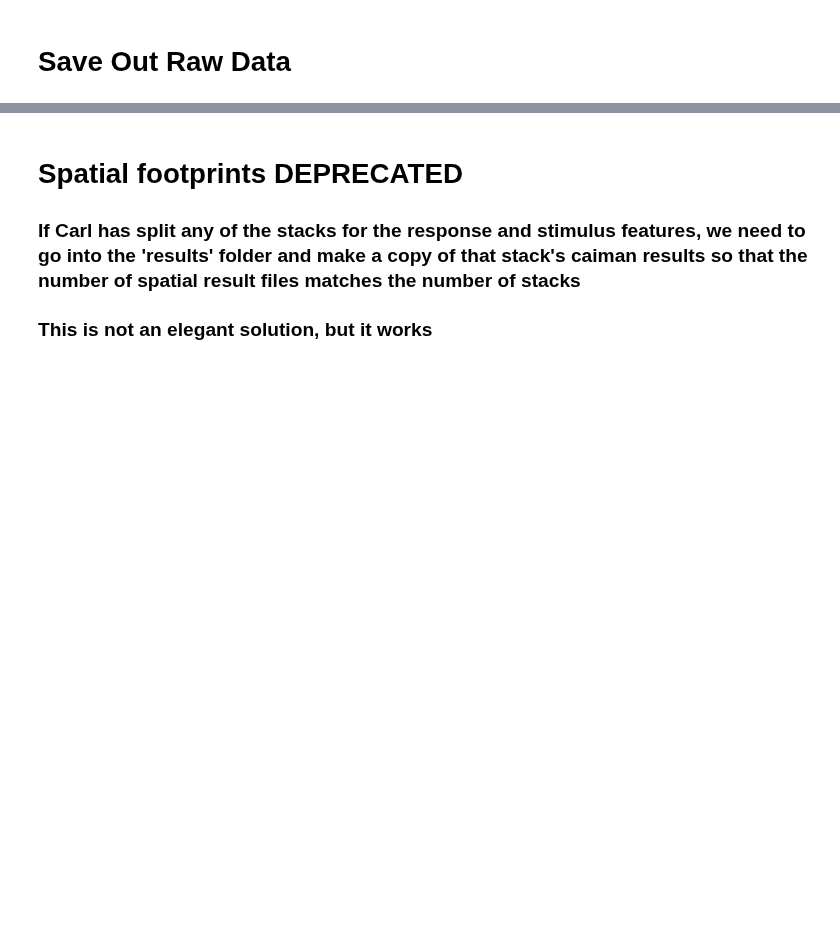
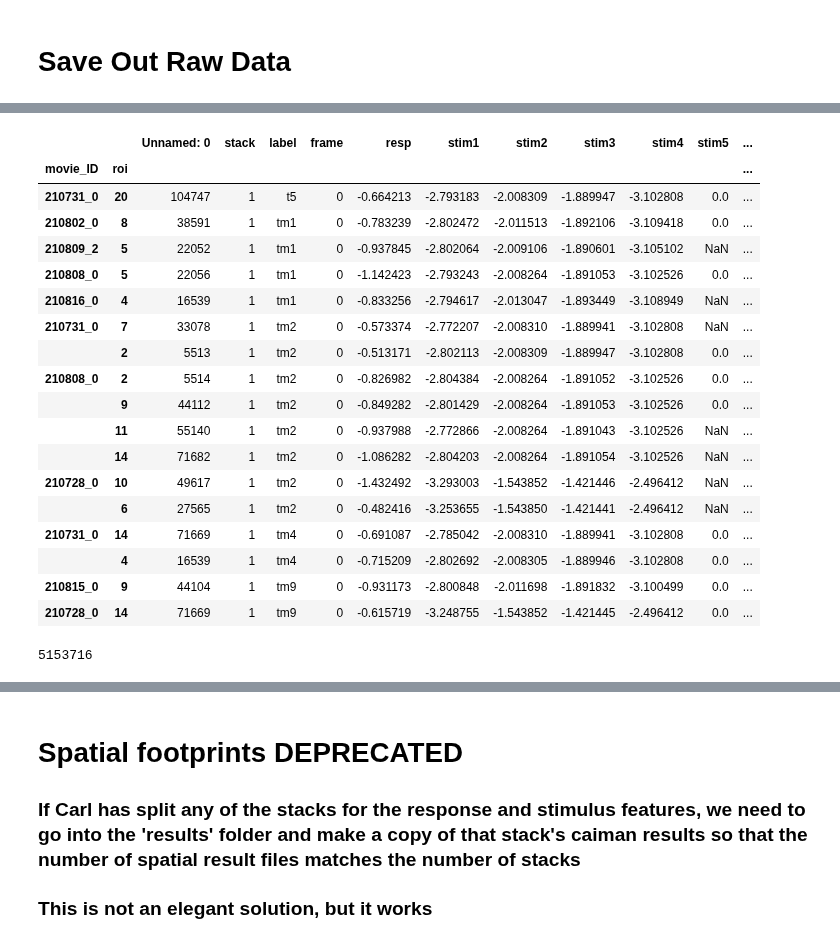
Before and after one commit to laurenneal/capstone-visual-neuroscience, a Jupyter notebook: get_results_and_features_stack_by_stack.ipynb, the cells around one changed output, grey strips where cells are left out. Cells and saved outputs as stored; diff of their text form; code cells hidden in the pictures; blank space fills up the shorter version.

```diff
--- a/get_results_and_features_stack_by_stack.ipynb
+++ b/get_results_and_features_stack_by_stack.ipynb
@@ -194,0 +224,2 @@ for i in tqdm(range(len(file_paths))):
+# %%
+df = pd.read_csv('TEMP-please delete after 3-35.csv')
@@ -194,0 +231,4 @@ for i in tqdm(range(len(file_paths))):
+# %%
+# collapse to the ROI level
+df_grouped = df.groupby(['label','movie_ID','roi']).min()
+df_grouped
@@ -194,0 +279,11 @@ for i in tqdm(range(len(file_paths))):
+# %%
+# get a list of rois
+t5 = df_grouped.loc['t5'].reset_index()[['movie_ID','roi']].sample(1)
+tm1 = df_grouped.loc['tm1'].reset_index()[['movie_ID','roi']].sample(4)
+tm2 = df_grouped.loc['tm2'].reset_index()[['movie_ID','roi']].sample(8)
+tm4 = df_grouped.loc['tm4'].reset_index()[['movie_ID','roi']].sample(2)
+tm9 = df_grouped.loc['tm9'].reset_index()[['movie_ID','roi']].sample(2)
+
+# save in one list
+val_list = pd.concat([t5,tm1,tm2,tm4,tm9])
+val_list
@@ -194,0 +309,4 @@ for i in tqdm(range(len(file_paths))):
+# %%
+# save everything from these rois in a seperate df (removing them from the other df)
+df_val = pd.merge(val_list,df,on=['movie_ID','roi'], how='inner')
+df_val.head()
@@ -194,0 +320,27 @@ for i in tqdm(range(len(file_paths))):
+# %%
+# check to make sure we have the right number of labels for each class
+df_val.groupby(['movie_ID','roi']).min().sort_values('label')
+# %% [output]
+|  |  | Unnamed: 0 | stack | label | frame | resp | stim1 | stim2 | stim3 | stim4 | stim5 | ... |
+| movie_ID | roi |  |  |  |  |  |  |  |  |  |  | ... |
+| 210731_0 | 20 | 104747 | 1 | t5 | 0 | -0.664213 | -2.793183 | -2.008309 | -1.889947 | -3.102808 | 0.0 | ... |
+| 210802_0 | 8 | 38591 | 1 | tm1 | 0 | -0.783239 | -2.802472 | -2.011513 | -1.892106 | -3.109418 | 0.0 | ... |
+| 210809_2 | 5 | 22052 | 1 | tm1 | 0 | -0.937845 | -2.802064 | -2.009106 | -1.890601 | -3.105102 | NaN | ... |
+| 210808_0 | 5 | 22056 | 1 | tm1 | 0 | -1.142423 | -2.793243 | -2.008264 | -1.891053 | -3.102526 | 0.0 | ... |
+| 210816_0 | 4 | 16539 | 1 | tm1 | 0 | -0.833256 | -2.794617 | -2.013047 | -1.893449 | -3.108949 | NaN | ... |
+| 210731_0 | 7 | 33078 | 1 | tm2 | 0 | -0.573374 | -2.772207 | -2.008310 | -1.889941 | -3.102808 | NaN | ... |
+|  | 2 | 5513 | 1 | tm2 | 0 | -0.513171 | -2.802113 | -2.008309 | -1.889947 | -3.102808 | 0.0 | ... |
+| 210808_0 | 2 | 5514 | 1 | tm2 | 0 | -0.826982 | -2.804384 | -2.008264 | -1.891052 | -3.102526 | 0.0 | ... |
+|  | 9 | 44112 | 1 | tm2 | 0 | -0.849282 | -2.801429 | -2.008264 | -1.891053 | -3.102526 | 0.0 | ... |
+|  | 11 | 55140 | 1 | tm2 | 0 | -0.937988 | -2.772866 | -2.008264 | -1.891043 | -3.102526 | NaN | ... |
+|  | 14 | 71682 | 1 | tm2 | 0 | -1.086282 | -2.804203 | -2.008264 | -1.891054 | -3.102526 | NaN | ... |
+| 210728_0 | 10 | 49617 | 1 | tm2 | 0 | -1.432492 | -3.293003 | -1.543852 | -1.421446 | -2.496412 | NaN | ... |
+|  | 6 | 27565 | 1 | tm2 | 0 | -0.482416 | -3.253655 | -1.543850 | -1.421441 | -2.496412 | NaN | ... |
+| 210731_0 | 14 | 71669 | 1 | tm4 | 0 | -0.691087 | -2.785042 | -2.008310 | -1.889941 | -3.102808 | 0.0 | ... |
+|  | 4 | 16539 | 1 | tm4 | 0 | -0.715209 | -2.802692 | -2.008305 | -1.889946 | -3.102808 | 0.0 | ... |
+| 210815_0 | 9 | 44104 | 1 | tm9 | 0 | -0.931173 | -2.800848 | -2.011698 | -1.891832 | -3.100499 | 0.0 | ... |
+| 210728_0 | 14 | 71669 | 1 | tm9 | 0 | -0.615719 | -3.248755 | -1.543852 | -1.421445 | -2.496412 | 0.0 | ... |
+# %%
+df.shape[0]-df_val.shape[0] # number of rows df should have when we drop the val rows
+# %% [output]
+5153716
```
Also changed, not shown: parts of 21 cells of this notebook.
